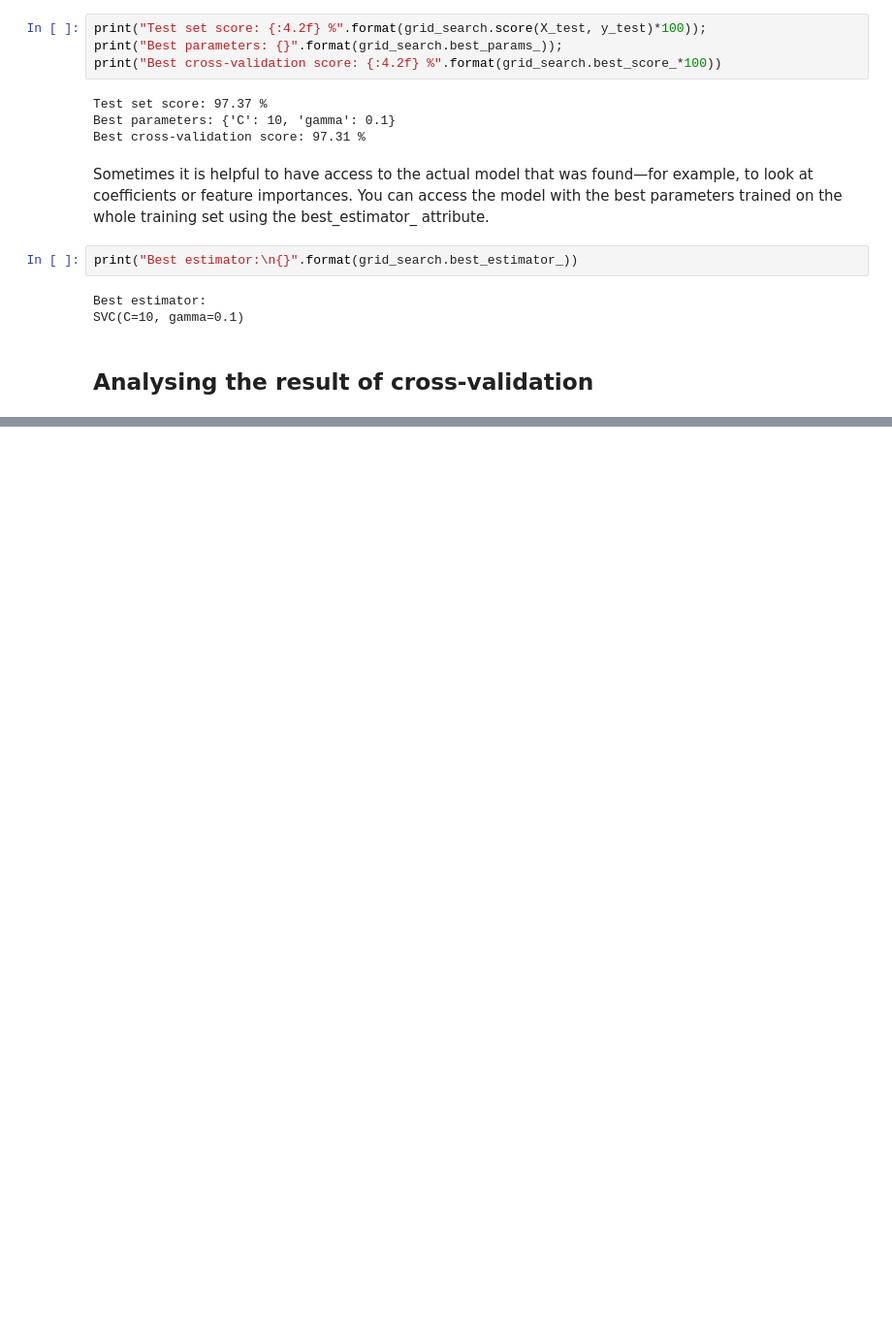
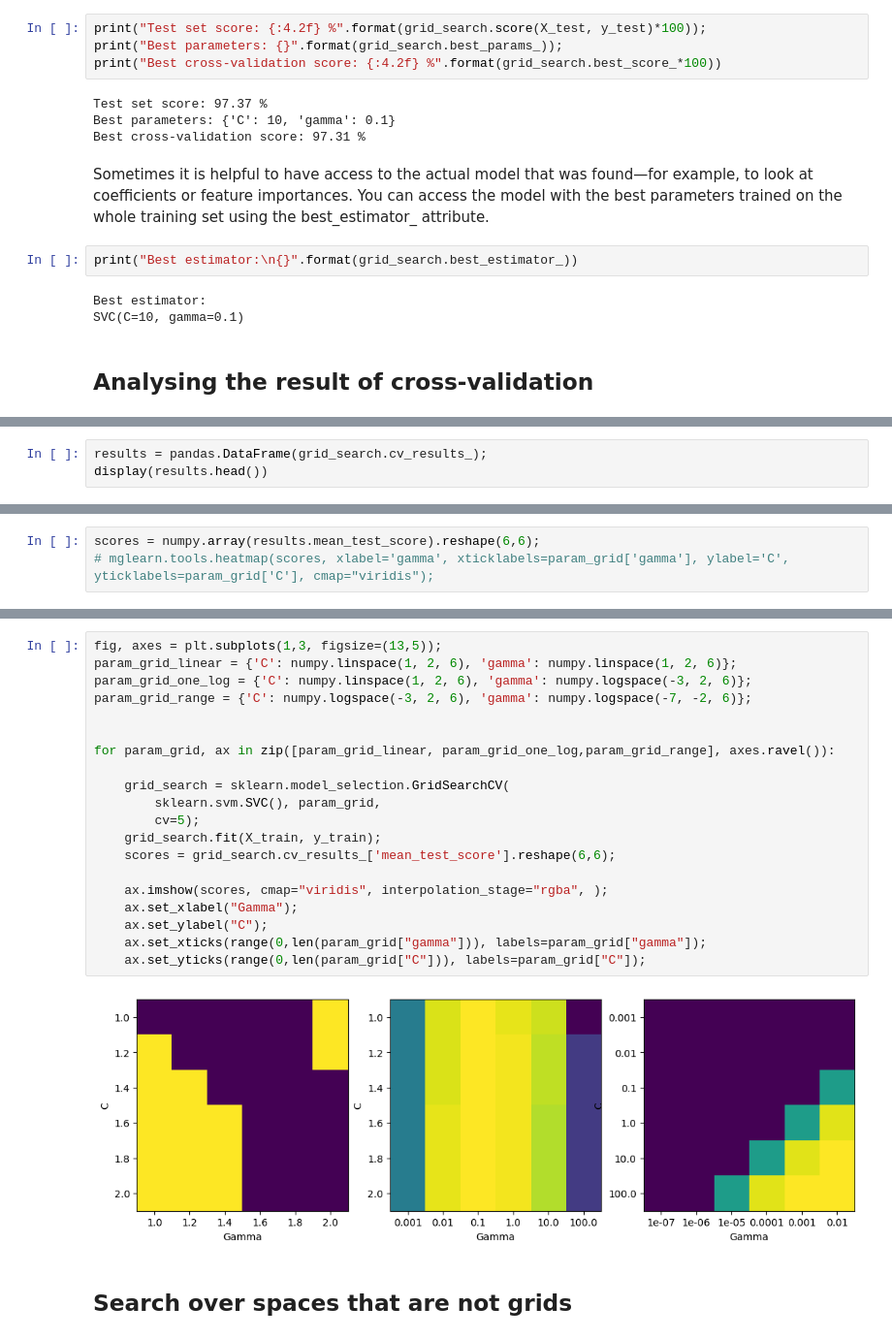
Before and after one commit to WilcoJohn/Progress-ML, a Jupyter notebook: CHP5-ModelEvaluation&Improvement/5.2GridSearch.ipynb, the cells around one changed output, grey strips where cells are left out. Shown at 97% size. Drawn from its saved outputs; the diff is of its cells as text; blank space fills up the shorter version.

```diff
--- a/CHP5-ModelEvaluation&Improvement/5.2GridSearch.ipynb
+++ b/CHP5-ModelEvaluation&Improvement/5.2GridSearch.ipynb
@@ -199,0 +224,3 @@ SVC(C=10, gamma=0.1)
+# %%
+results = pandas.DataFrame(grid_search.cv_results_);
+display(results.head())
@@ -199,0 +234,3 @@ SVC(C=10, gamma=0.1)
+# %%
+scores = numpy.array(results.mean_test_score).reshape(6,6);
+# mglearn.tools.heatmap(scores, xlabel='gamma', xticklabels=param_grid['gamma'], ylabel='C', yticklabels=param_grid['C'], cmap="viridis");
@@ -199,0 +254,24 @@ SVC(C=10, gamma=0.1)
+# %%
+fig, axes = plt.subplots(1,3, figsize=(13,5));
+param_grid_linear = {'C': numpy.linspace(1, 2, 6), 'gamma': numpy.linspace(1, 2, 6)};
+param_grid_one_log = {'C': numpy.linspace(1, 2, 6), 'gamma': numpy.logspace(-3, 2, 6)};
+param_grid_range = {'C': numpy.logspace(-3, 2, 6), 'gamma': numpy.logspace(-7, -2, 6)};
+
+
+for param_grid, ax in zip([param_grid_linear, param_grid_one_log,param_grid_range], axes.ravel()):
+
+    grid_search = sklearn.model_selection.GridSearchCV(
+        sklearn.svm.SVC(), param_grid,
+        cv=5);
+    grid_search.fit(X_train, y_train);
+    scores = grid_search.cv_results_['mean_test_score'].reshape(6,6);
+
+    ax.imshow(scores, cmap="viridis", interpolation_stage="rgba", );
+    ax.set_xlabel("Gamma");
+    ax.set_ylabel("C");
+    ax.set_xticks(range(0,len(param_grid["gamma"])), labels=param_grid["gamma"]);
+    ax.set_yticks(range(0,len(param_grid["C"])), labels=param_grid["C"]);
+# %% [output]
+[figure, added]
+# %% [markdown]
+## Search over spaces that are not grids
```
Also changed, not shown: parts of 6 cells of this notebook.
